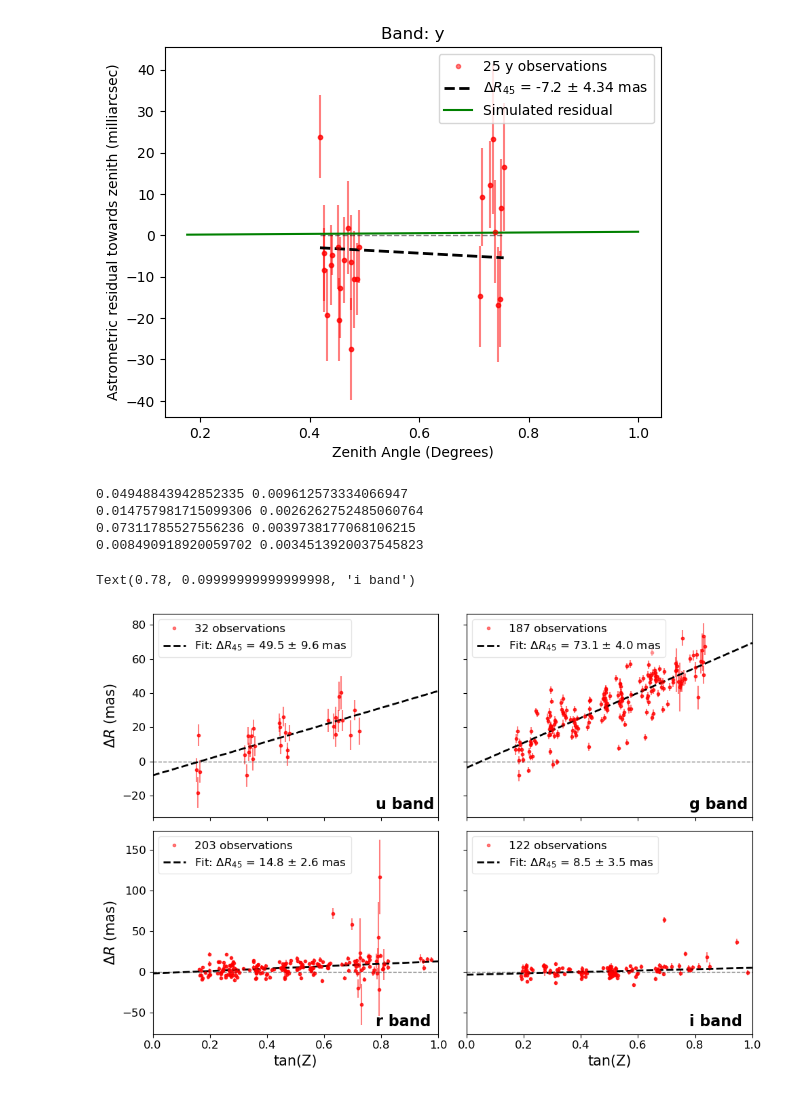
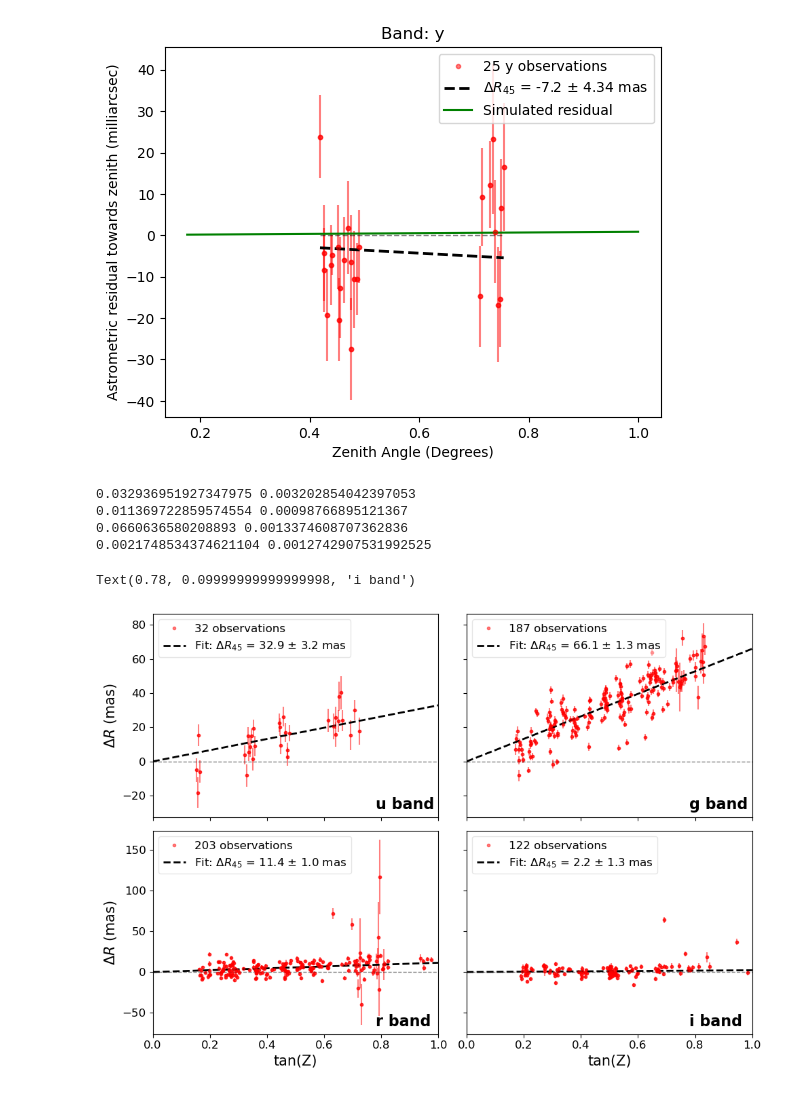
Before and after one commit to LSSTDESC/DifferentialCR, a Jupyter notebook: DCR_in_DP1.ipynb, the cells around one changed output. Cells and saved outputs as stored; diff of their text form; code cells hidden in the pictures.

```diff
--- a/DCR_in_DP1.ipynb
+++ b/DCR_in_DP1.ipynb
@@ -557,6 +560,7 @@ Simulated BB estimated wavelength for band {band}:  972.0  nm
 
 def dR_model2(z, R, c):
     return R * np.tan(z * np.pi/180) + c
+
 fig, ax = plt.subplots(2, 2, figsize=(10,7), sharey = 'row', sharex = True)
 
 for i, band in enumerate('urgi'):
@@ -579,7 +583,7 @@ for i, band in enumerate('urgi'):
         dR = master['r_temp'][band_mask]
         dR_err = master['r_err'][band_mask]
 
-        popt, pcov = curve_fit(dR_model2, z, dR, sigma = dR_err, p0 = [0 / (3600 * 10**3), 0])
+        popt, pcov = curve_fit(dR_model, z, dR, sigma = dR_err, p0 = [0 / (3600 * 10**3)]) #, 0])
         perr = np.sqrt(np.diag(pcov))
         print(popt[0]*3600, perr[0]*3600)
 
@@ -593,39 +597,40 @@ for i, band in enumerate('urgi'):
         z_temp = np.linspace(0, 45, 20)
         z_temp_ = np.tan(z_temp * np.pi/180)
 
-        ax[m, n].plot(z_temp_, dR_model2(z_temp, *popt) * 3600 * 10**3, 'k--', linewidth = 2, label = rf'Fit: $\Delta R_{{45}}$ = {np.round(popt[0]*3600*1000, 1)} $\pm$ {np.round(perr[0]*3600*1000, 1)} mas')#'Trendline: A tan(z)')
+        ax[m, n].plot(z_temp_, dR_model(z_temp, *popt) * 3600 * 10**3, 'k--', linewidth = 2, label = rf'Fit: $\Delta R_{{45}}$ = {np.round(popt[0]*3600*1000, 1)} $\pm$ {np.round(perr[0]*3600*1000, 1)} mas')#'Trendline: A tan(z)')
+        # ax[m, n].plot(z_temp_, dR_model(z_temp, *popt) * 3600 * 10**3, 'k--', linewidth = 2, label = rf'Fit: Intercept = {np.round(popt[1]*3600*1000, 1)} $\pm$ {np.round(perr[1]*3600*1000, 1)} mas')#'Trendline: A tan(z)')
         ax[m, n].plot(z_temp_, np.zeros(len(z_temp_)) * 3600 * 10**3, 'k--', alpha = 0.5, linewidth = 1) #, label = 'Flat')
         # ax[m, n].plot(zeniths_, model_dR[band] * 10**3 , 'g-', label = f'Expected: $\Delta R_{{45}}$ = {np.round(model_dR[band][-1]*1e3, 1)} mas') #{source_temperature} K star (reference: {reference_temperature} K star)')
         # ax[m, n].set_title(f'Band: {band}', fontsize = 16)
         # ax[m, n].set_xlabel('Zenith Angle (Degrees)', fontsize = 12)
         # ax[m, n].set_ylabel(r'$\Delta R$ (mas)', fontsize = 12)
         ax[m, n].set_xlim(0, 1)
         ax[m, n].legend(loc = 'upper left',fontsize = 12, framealpha = 0.5)
         ax[m, n].tick_params(axis='both', which='major', labelsize=12)
         # ax[m, n].set_xticks([0, 5, 10,15, 20, 25, 30, 35, 40, 45])
 
         # plt.savefig(f'scrap/dp1_dcr_model_fit_{band}.pdf')
 
         # plt.show()
         # plt.close()
 
 fig.subplots_adjust(wspace=0)
 ax[0,0].set_ylabel(r'$\Delta R$ (mas)', fontsize = 15)
 ax[1,0].set_ylabel(r'$\Delta R$ (mas)', fontsize = 15)
 ax[1,0].set_xlabel('tan(Z)', fontsize = 15)
 ax[1,1].set_xlabel('tan(Z)', fontsize = 15)
 plt.tight_layout()
 
 ax[0,0].text(0.78, 1 - 0.9, 'u band', transform=ax[0,0].transAxes, fontsize=16, fontweight='bold', va='top')
 ax[0,1].text(0.78, 1 - 0.9, 'g band', transform=ax[0,1].transAxes, fontsize=16, fontweight='bold', va='top')
 ax[1,0].text(0.78, 1 - 0.9, 'r band', transform=ax[1,0].transAxes, fontsize=16, fontweight='bold', va='top')
 ax[1,1].text(0.78, 1 - 0.9, 'i band', transform=ax[1,1].transAxes, fontsize=16, fontweight='bold', va='top')
 
 # fig.savefig(f'scrap/dp1_dcr_model_fit_grid2.pdf')
 # %% [output]
-0.04948843942852335 0.009612573334066947
-0.014757981715099306 0.0026262752485060764
-0.07311785527556236 0.0039738177068106215
-0.008490918920059702 0.0034513920037545823
+0.032936951927347975 0.003202854042397053
+0.011369722859574554 0.00098766895121367
+0.0660636580208893 0.0013374608707362836
+0.0021748534374621104 0.0012742907531992525
 Text(0.78, 0.09999999999999998, 'i band')
-[figure, old version]
+[figure, new version]
```
Also changed, not shown: parts of 5 cells of this notebook, 1 other file.
